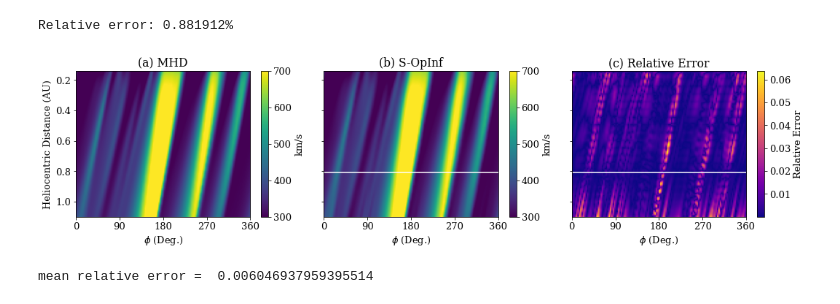
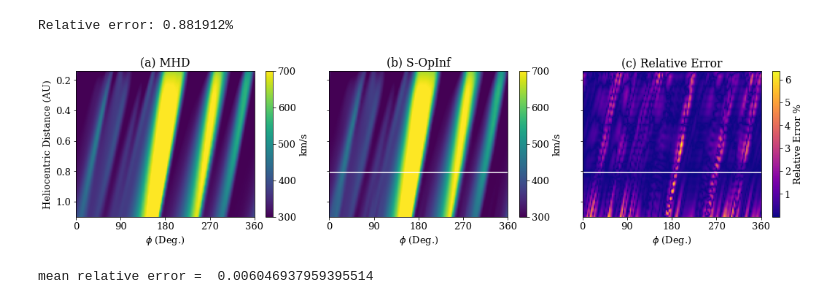
Before and after one commit to opaliss/Space-Weather-ROM, a Jupyter notebook: MHD/SW-ROM-Shifted-MHD-1D-LowRes.ipynb, the cells around one changed output. Saved outputs shown, nothing was run; the diff lists cells and outputs as text; code cells hidden in the pictures.

```diff
--- a/MHD/SW-ROM-Shifted-MHD-1D-LowRes.ipynb
+++ b/MHD/SW-ROM-Shifted-MHD-1D-LowRes.ipynb
@@ -635,36 +635,36 @@ pos = ax[0].imshow(V.T, extent=[0,360,r[-1].to(u.AU).value,
                                 r[0].to(u.AU).value], vmax=700, vmin=300, aspect="auto")
 ax[0].set_xlabel(r"$\phi$ (Deg.)")
 ax[0].set_ylabel(r"Heliocentric Distance (AU)")
 ax[0].set_title("(a) MHD")
 ax[0].set_xticks([0, 90, 180, 270, 360])
 cbar = fig.colorbar(pos, ax=ax[0])
 cbar.ax.set_ylabel('km/s', rotation=90)
 
 pos = ax[1].imshow(V_ROM.T, extent=[0,360,r[-1].to(u.AU).value,
                                     r[0].to(u.AU).value], vmax=700, vmin=300, aspect="auto")
 ax[1].set_xlabel(r"$\phi$ (Deg.)")
 ax[1].set_title("(b) S-OpInf")
 ax[1].set_xticks([0, 90, 180, 270, 360])
 ax[1].plot(p*(180/np.pi), r_train[-1].to(u.AU).value * np.ones(len(p)), c="white")
 cbar = fig.colorbar(pos, ax=ax[1])
 cbar.ax.set_ylabel('km/s', rotation=90)
 
-pos = ax[2].imshow(np.abs(V_ROM.T - V.T)/np.abs(V.T),
+pos = ax[2].imshow(100*np.abs(V_ROM.T - V.T)/np.abs(V.T),
                    extent=[0,360,r[-1].to(u.AU).value, r[0].to(u.AU).value],
                    cmap="plasma", aspect="auto")
 ax[2].set_xlabel(r"$\phi$ (Deg.)")
 ax[2].set_title("(c) Relative Error")
 ax[2].set_xticks([0, 90, 180, 270, 360])
 ax[2].plot(p*(180/np.pi), r_train[-1].to(u.AU).value * np.ones(len(p)), c="white")
 cbar = fig.colorbar(pos, ax=ax[2])
-cbar.ax.set_ylabel('Relative Error', rotation=90)
+cbar.ax.set_ylabel('Relative Error %', rotation=90)
 
 #plt.suptitle(str(model) + "\n" + "rank = " + str(rank))
 
 plt.tight_layout()
 plt.savefig("MHD/figs/CR2210/A/Relative_Error_MHD_A_1D.png", dpi=600)
 # %% [output]
-[figure, old version]
+[figure, new version]
 # %%
 print("mean relative error = ", np.mean(np.abs((V- V_ROM))/np.abs(V)))
 # %% [output]
```
Also changed, not shown: parts of 5 cells of this notebook, 21 other files.
